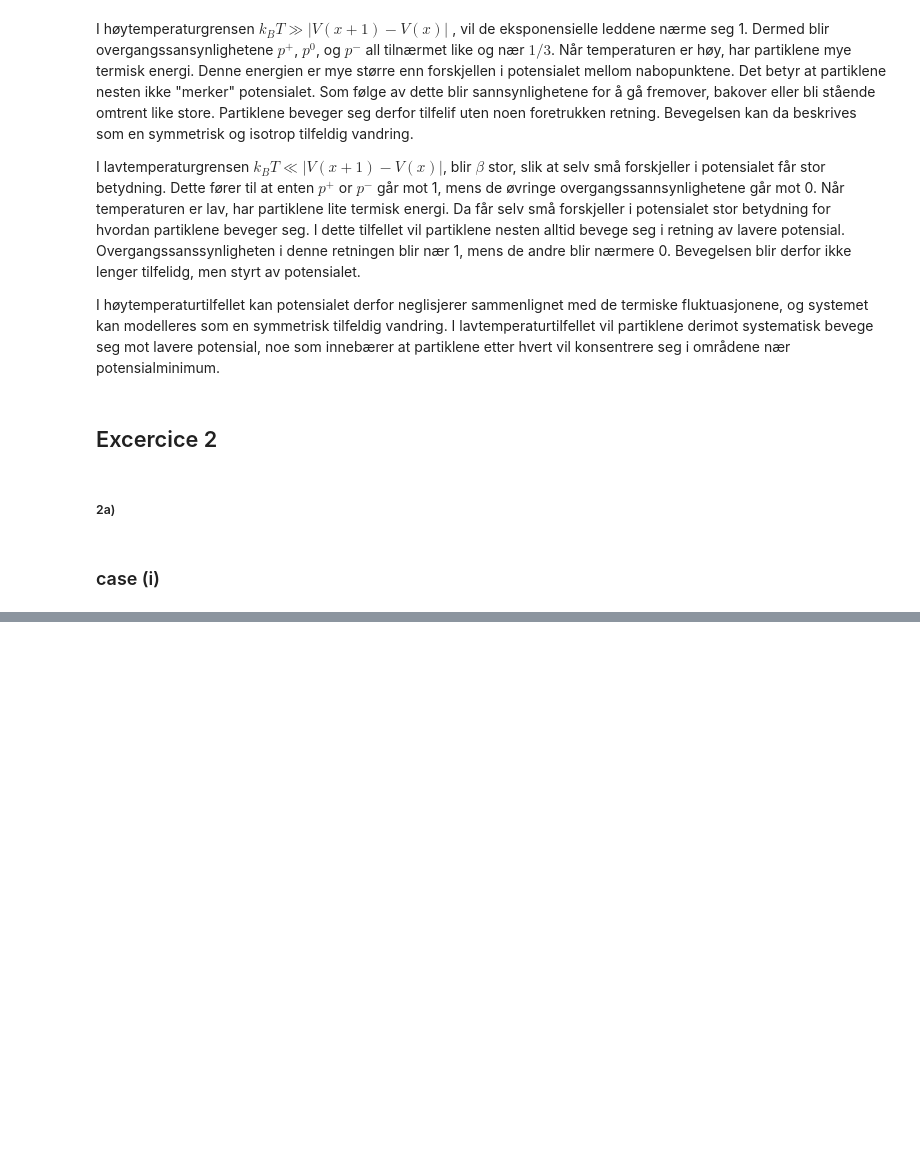
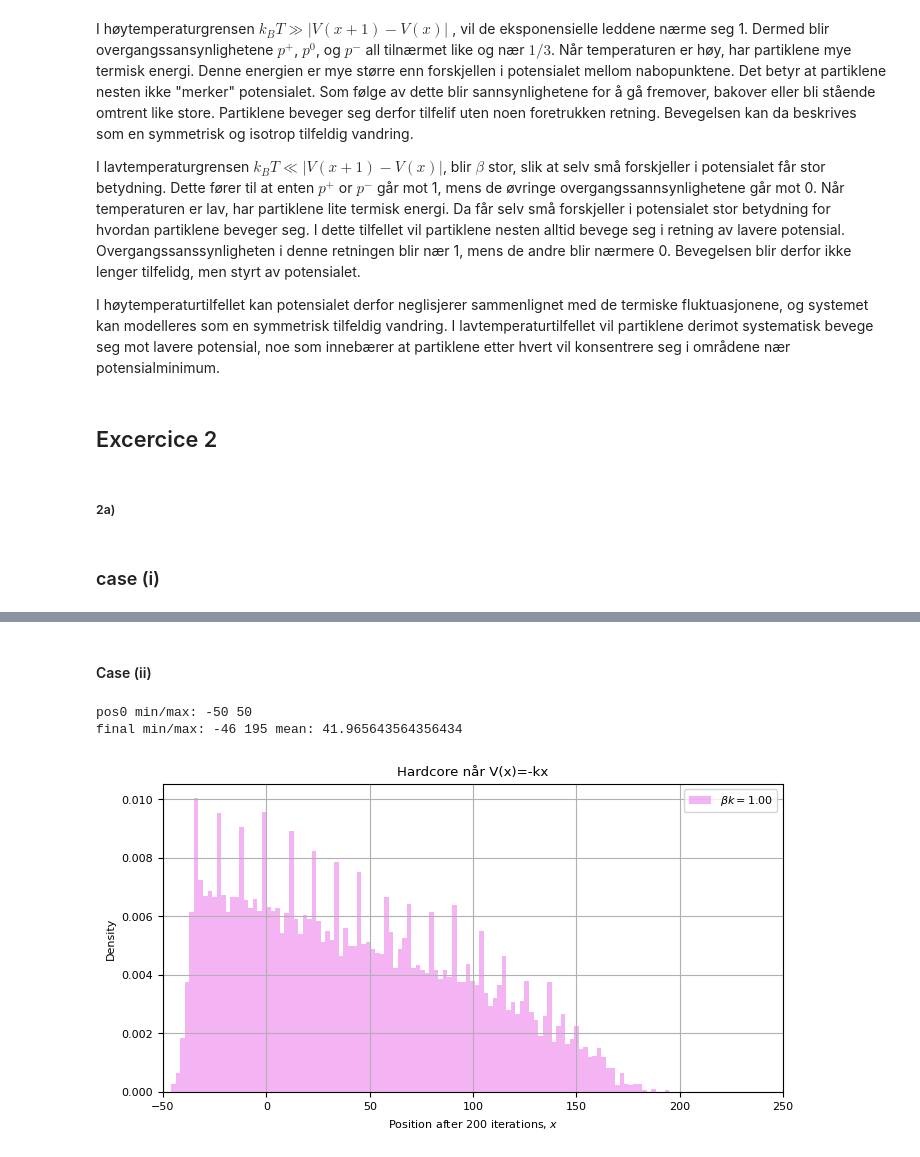
Before and after one commit to selmaberg05/TMA4320-Prosjekt2-gruppe-Andrihol-Emilyan-Selmahbe, a Jupyter notebook: Prosjekt2.ipynb, the cells around one changed output, grey strips where cells are left out. Cells and saved outputs as stored; diff of their text form; code cells hidden in the pictures; blank space fills up the shorter version.

```diff
--- a/Prosjekt2.ipynb
+++ b/Prosjekt2.ipynb
@@ -206,0 +359,8 @@ For $V(x)=-kx$ ser vi derimot at fordelingen er forskjøvet mot positive $x$-ver
+# %% [markdown]
+#### Case (ii)
+# %%
+run_case_hardcore(V_linear, B, "V(x)=-kx", pos0_mode="spread", a=False, xlim=(-50, 250))
+# %% [output]
+pos0 min/max: -50 50
+final min/max: -46 195 mean: 41.965643564356434
+[figure, added]
```
Also changed, not shown: parts of 16 cells of this notebook.
